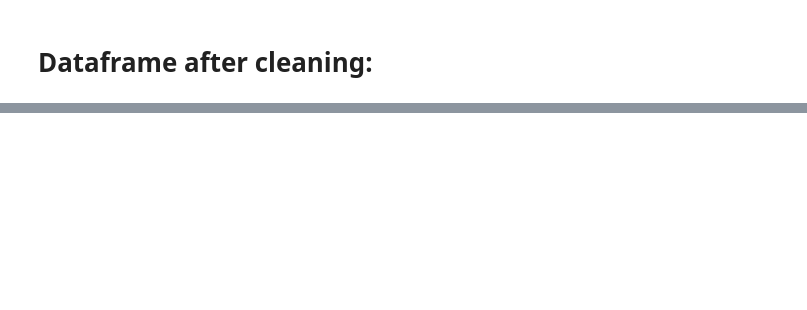
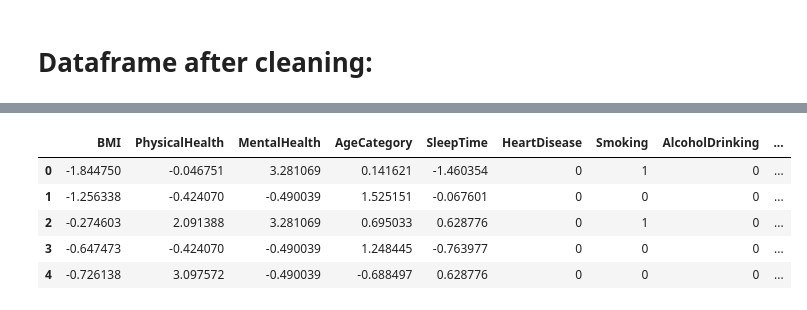
Before and after one commit to COGS118A/Group011-Sp22, a Jupyter notebook: Data Cleaning.ipynb, the cells around one changed output, grey strips where cells are left out. Saved outputs shown, nothing was run; the diff lists cells and outputs as text; code cells hidden in the pictures; blank space fills up the shorter version.

```diff
--- a/Data Cleaning.ipynb
+++ b/Data Cleaning.ipynb
@@ -361,3 +117,0 @@ df.head()
-# %%
-df = pd.concat([df, kidney_disease_df], axis=1, join='inner')
-df.head()
@@ -372,3 +117,0 @@ df.head()
-# %%
-df = pd.concat([df, skin_cancer_df], axis=1, join='inner')
-df.head()
@@ -393,3 +117,0 @@ df.head()
-# %%
-df = df.drop(['BMI', 'PhysicalHealth', 'MentalHealth', 'AgeCategory', 'SleepTime'], axis=1)
-df.head()
@@ -402,0 +118,20 @@ df.head()
+# %%
+df['Smoking'] = df['Smoking'].map(
+                   {'Yes':1 ,'No':0})
+df['HeartDisease'] = df['HeartDisease'].map(
+                   {'Yes':1 ,'No':0})
+df['AlcoholDrinking'] = df['AlcoholDrinking'].map(
+                   {'Yes':1 ,'No':0})
+df['Stroke'] = df['Stroke'].map(
+                   {'Yes':1 ,'No':0})
+df['DiffWalking'] = df['DiffWalking'].map(
+                   {'Yes':1 ,'No':0})
+df['PhysicalActivity'] = df['PhysicalActivity'].map(
+                   {'Yes':1 ,'No':0})
+df['Asthma'] = df['Asthma'].map(
+                   {'Yes':1 ,'No':0})
+df['KidneyDisease'] = df['KidneyDisease'].map(
+                   {'Yes':1 ,'No':0})
+df['SkinCancer'] = df['SkinCancer'].map(
+                   {'Yes':1 ,'No':0})
+df.head()
@@ -489,0 +234,10 @@ result_df.head()
+# %%
+pd.set_option('display.max_columns', None)
+result_df.head()
+# %% [output]
+|  | BMI | PhysicalHealth | MentalHealth | AgeCategory | SleepTime | HeartDisease | Smoking | AlcoholDrinking | ... |
+| 0 | -1.844750 | -0.046751 | 3.281069 | 0.141621 | -1.460354 | 0 | 1 | 0 | ... |
+| 1 | -1.256338 | -0.424070 | -0.490039 | 1.525151 | -0.067601 | 0 | 0 | 0 | ... |
+| 2 | -0.274603 | 2.091388 | 3.281069 | 0.695033 | 0.628776 | 0 | 1 | 0 | ... |
+| 3 | -0.647473 | -0.424070 | -0.490039 | 1.248445 | -0.763977 | 0 | 0 | 0 | ... |
+| 4 | -0.726138 | 3.097572 | -0.490039 | -0.688497 | 0.628776 | 0 | 0 | 0 | ... |
```
Also changed, not shown: parts of 35 cells of this notebook.
